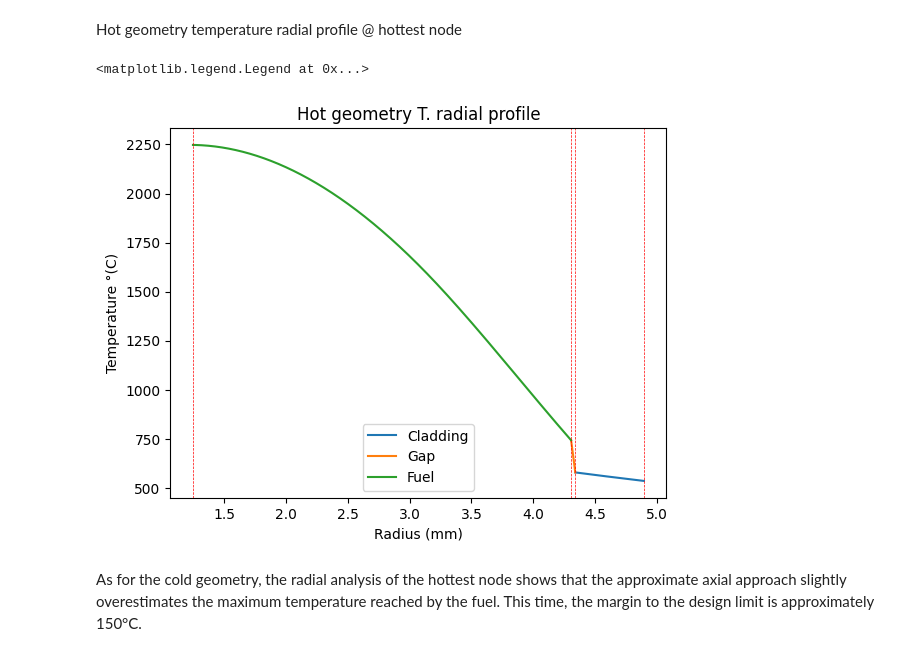
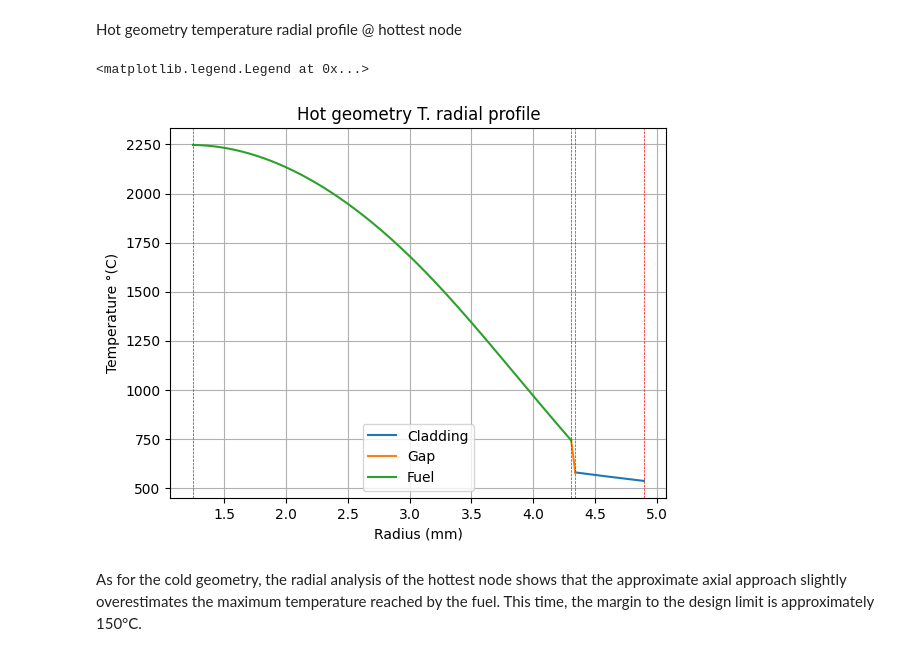
Before and after one commit to Andrea1999Broglia/ASTRID-reactor-fuel-pin-design, a Jupyter notebook: Reactor model.ipynb, the cells around one changed output. Drawn from its saved outputs; the diff is of its cells as text; code cells hidden in the pictures.

Commit message:
plots relocation

```diff
--- a/Reactor model.ipynb
+++ b/Reactor model.ipynb
@@ -740,18 +740,19 @@ fuel_hot_profile=integrate.solve_ivp(dTdr_fuelMOX, t_span=(r_fuel_hot[0], r_fuel
 # %%
 plt.plot(cladding_hot_profile.t, cladding_hot_profile.y[0], label="Cladding")
 plt.plot(gap_hot_profile.t, gap_hot_profile.y[0], label="Gap")
 plt.plot(fuel_hot_profile.t, fuel_hot_profile.y[0], label="Fuel")
 plt.axvline(x=r_cladding_hot[0], color="r", ls="--", linewidth=0.5)
 plt.axvline(x=r_cladding_hot[-1], color="r", ls="--", linewidth=0.5)
 plt.axvline(x=r_gap_hot[-1], color="r", ls="--", linewidth=0.5)
 plt.axvline(x=r_fuel_hot[-1], color="r", ls="--", linewidth=0.5)
 plt.title("Hot geometry T. radial profile")
 plt.xlabel("Radius (mm)")
 plt.ylabel("Temperature °(C)",)
+plt.grid()
 plt.legend()
 # %% [output]
 <matplotlib.legend.Legend at 0x...>
-[figure, old version]
+[figure, new version]
 # %% [markdown]
 As for the cold geometry, the radial analysis of the hottest node shows that the approximate axial approach slightly overestimates the maximum temperature reached by the fuel. This time, the margin to the design limit is approximately 150°C.
 # %% [markdown]
```
